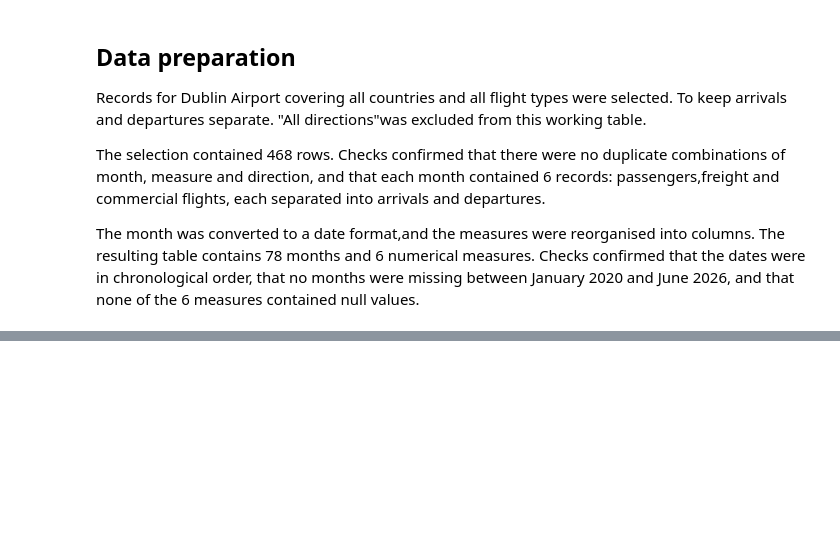
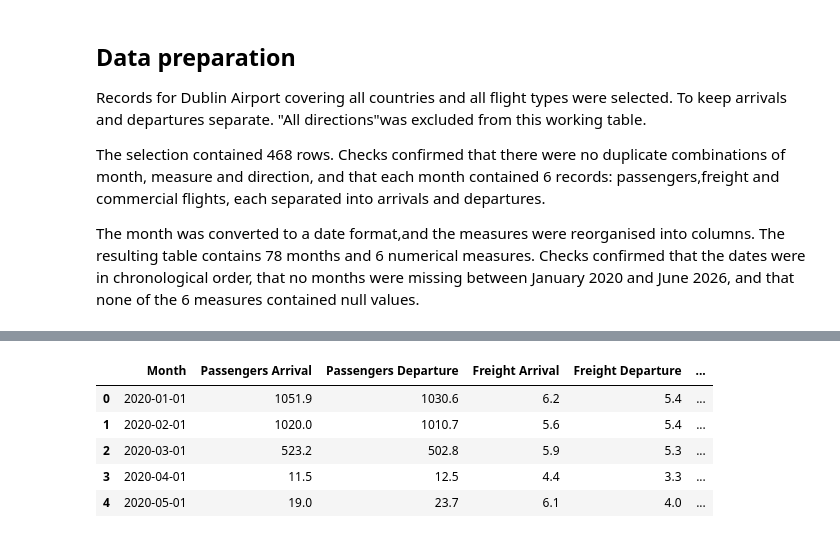
Before and after one commit to Ricardocotaa/CA1-Machine-Learning-2-Ricardo-Cota, a Jupyter notebook: CA1 MachineLearning-RicardoCota.ipynb, the cells around one changed output, grey strips where cells are left out. Cells and saved outputs as stored; diff of their text form; code cells hidden in the pictures; blank space fills up the shorter version.

```diff
--- a/CA1 MachineLearning-RicardoCota.ipynb
+++ b/CA1 MachineLearning-RicardoCota.ipynb
@@ -233,0 +252,9 @@ The month was converted to a date format,and the measures were reorganised into
+# %%
+dublin_monthly_table.head()
+# %% [output]
+|  | Month | Passengers Arrival | Passengers Departure | Freight Arrival | Freight Departure | ... |
+| 0 | 2020-01-01 | 1051.9 | 1030.6 | 6.2 | 5.4 | ... |
+| 1 | 2020-02-01 | 1020.0 | 1010.7 | 5.6 | 5.4 | ... |
+| 2 | 2020-03-01 | 523.2 | 502.8 | 5.9 | 5.3 | ... |
+| 3 | 2020-04-01 | 11.5 | 12.5 | 4.4 | 3.3 | ... |
+| 4 | 2020-05-01 | 19.0 | 23.7 | 6.1 | 4.0 | ... |
```
Also changed, not shown: parts of 9 cells of this notebook.
